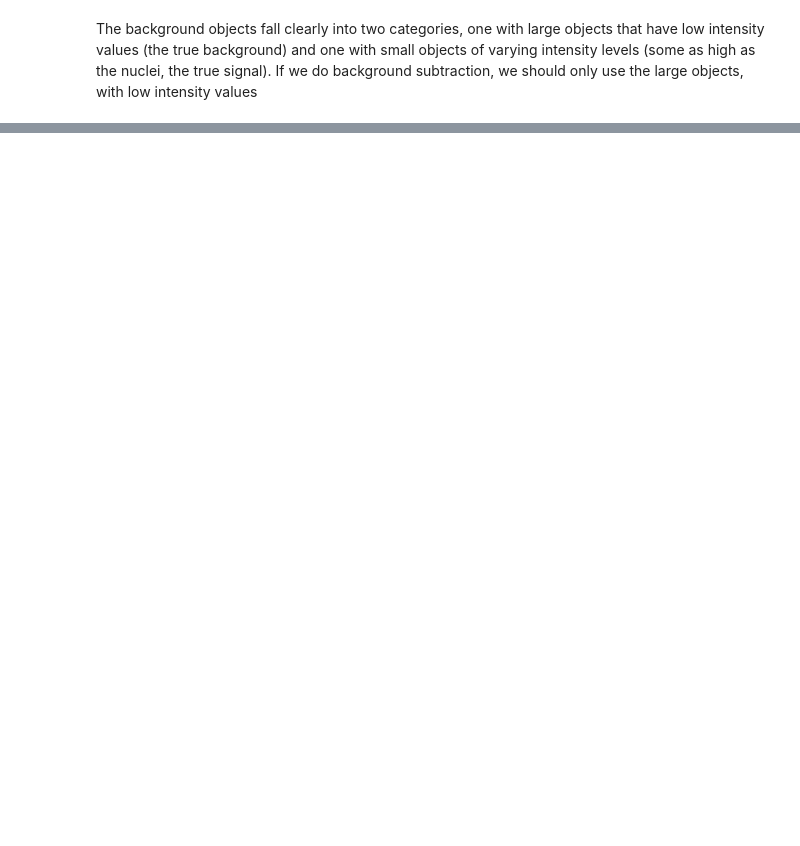
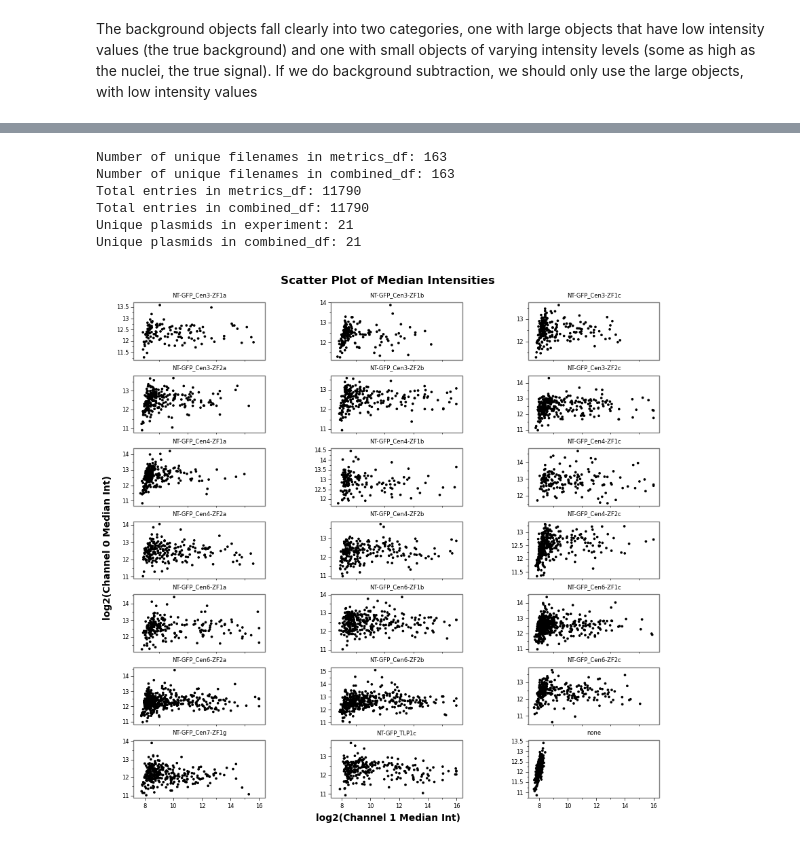
Before and after one commit to timotheelionnet/python_image-analysis, a Jupyter notebook: notebooks/img-explorer.ipynb, the cells around one changed output, grey strips where cells are left out. Drawn from its saved outputs; the diff is of its cells as text; code cells hidden in the pictures; blank space fills up the shorter version.

```diff
--- a/notebooks/img-explorer.ipynb
+++ b/notebooks/img-explorer.ipynb
@@ -689 +719,37 @@ for metric, value in roi_channel_metrics.items():
+# %%
+# CHUNK 7
+# Combine the metrics_df data frame with the metadata contained in exp_groups,
+# so that we can group observations
+
+# First, modify filename in exp_groups so that it matches that of metrics_df
+# (instead of ending in ".ome.tif", it must end in "_MIP.tif")
+exp_groups['filename'] = exp_groups['filename'].str.replace('.ome.tif', '_MIP.tif')
+
+# Then, combine both data frames with a left join using Pandas' merge() function
+combined_df = pd.merge(metrics_df, exp_groups, on = "filename", how = "inner")
+# %%
+# Do a quick QC of data frames pre-and post-merge, to ensure no rows were lost in the process
+
+# Look at unique entries in both
+unique_metrics_filenames = metrics_df['filename'].nunique()
+print(f"Number of unique filenames in metrics_df: {unique_metrics_filenames}")
+unique_combined_filenames = combined_df['filename'].nunique()
+print(f"Number of unique filenames in combined_df: {unique_combined_filenames}")
+
+# Total number of entries:
+print(f"Total entries in metrics_df: {metrics_df.shape[0]}")
+print(f"Total entries in combined_df: {combined_df.shape[0]}")
+
+# And unique instances of "plasmid"
+unique_plasmids = exp_groups['plasmid'].nunique()
+unique_combined_plasmids = combined_df['plasmid'].nunique()
+print(f"Unique plasmids in experiment: {unique_plasmids}")
+print(f"Unique plasmids in combined_df: {unique_plasmids}")
+# %% [output]
+Number of unique filenames in metrics_df: 163
+Number of unique filenames in combined_df: 163
+Total entries in metrics_df: 11790
+Total entries in combined_df: 11790
+Unique plasmids in experiment: 21
+Unique plasmids in combined_df: 21
 # %%
@@ -724,0 +822,41 @@ for channel, data in metrics_df.groupby('channel'):
+# %%
+# Scatterplot
+
+my_plasmids = ['none', 'NT-GFP_TLP1c', 'NT-GFP_Cen7-ZF1g']
+my_data = wide_df[wide_df['plasmid'].isin(my_plasmids)]
+
+# Plot Channel 0 vs Channel 1 as a scatter plot to separate clusters
+plot = (
+    p9.ggplot(data = wide_df,
+              mapping = p9.aes(x = 'ch1_log2_median',
+                               y = 'ch0_log2_median')) +  # Set aesthetic mappings
+    p9.geom_point(size = 0.5) +  # Add points for scatter plot
+    p9.labs(
+        title = 'Scatter Plot of Median Intensities',
+        x = 'log2(Channel 1 Median Int)',
+        y = 'log2(Channel 0 Median Int)'
+    ) +
+    p9.facet_wrap(' ~ plasmid', scales = 'free_y', ncol = 3) +  # Create separate plots for each channel
+    p9.theme_bw() +  # Use a clean theme
+    p9.theme(
+        figure_size = (10, 6),  # Set the size of the plot
+        aspect_ratio = 1/3,
+        subplots_adjust = {'wspace': 0.50},  # Adjust space between plots
+        panel_grid = p9.element_blank(),  # Hide grid lines
+        legend_position = 'none',  # Hide legend if desired
+        plot_background = p9.element_rect(fill='white'),  # Set background to white
+        axis_ticks = p9.element_line(color = 'black', linewidth = 0.5),
+        plot_title = p9.element_text(size = 12, color = 'black', face = 'bold'),
+        axis_text = p9.element_text(size = 6, color = 'black'),
+        axis_title = p9.element_text(size = 10, color = 'black', face = 'bold'),
+        legend_text = p9.element_text(size = 6, color = 'black'),
+        legend_title = p9.element_text(size = 10, color = 'black', face = 'bold'),
+        strip_text = p9.element_text(size = 6, color = 'black'),
+        strip_background = p9.element_blank()
+    )
+)
+
+# Print the plot
+print(plot)
+# %% [output]
+[figure, added]
```
Also changed, not shown: parts of 22 cells of this notebook.
